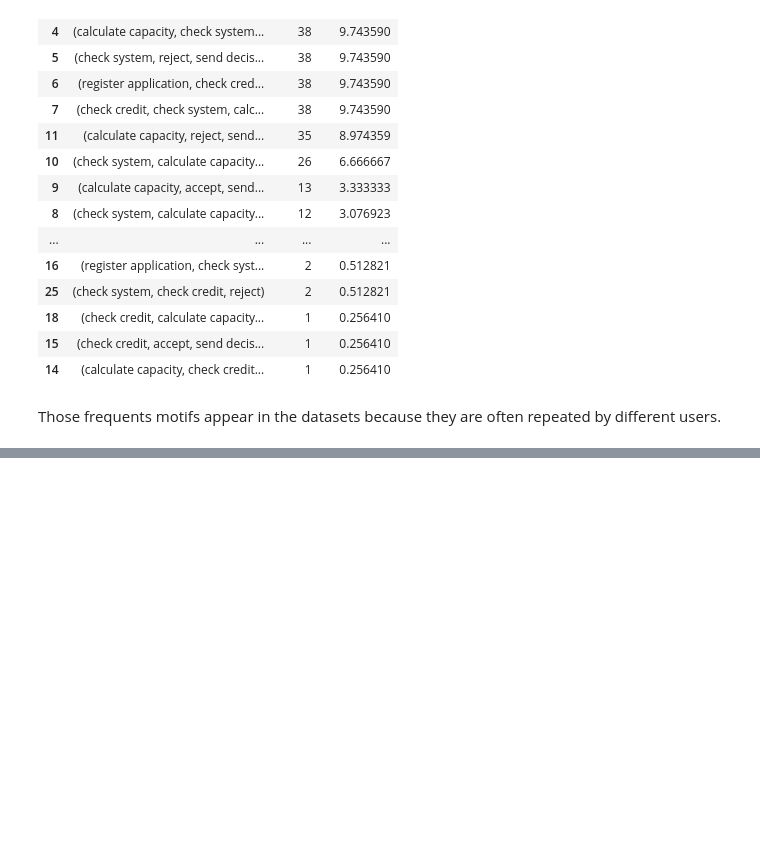
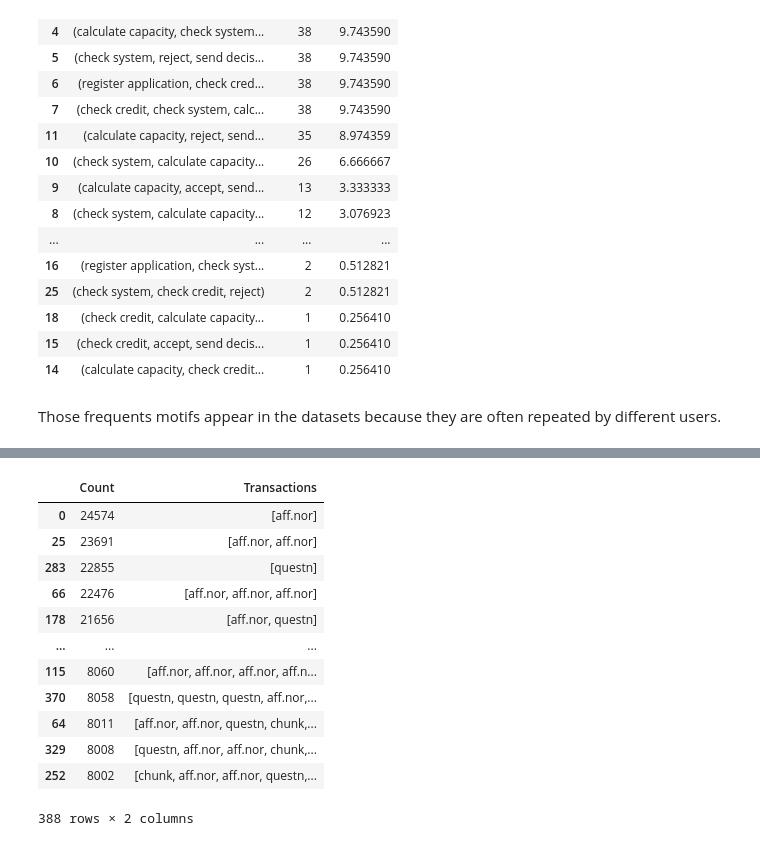
Before and after one commit to Zamanax/Pattern-Mining---B4, a Jupyter notebook: patternmining.ipynb, the cells around one changed output, grey strips where cells are left out. Saved outputs shown, nothing was run; the diff lists cells and outputs as text; code cells hidden in the pictures; blank space fills up the shorter version.

```diff
--- a/patternmining.ipynb
+++ b/patternmining.ipynb
@@ -372,0 +427,17 @@ Those frequents motifs appear in the datasets because they are often repeated by
+# %%
+psLabels = PrefixSpan(tinderMessages)
+pd.DataFrame(psLabels.frequent(8000), columns=["Count", "Transactions"]).sort_values(by="Count", ascending=False)
+# %% [output]
+|  | Count | Transactions |
+| 0 | 24574 | [aff.nor] |
+| 25 | 23691 | [aff.nor, aff.nor] |
+| 283 | 22855 | [questn] |
+| 66 | 22476 | [aff.nor, aff.nor, aff.nor] |
+| 178 | 21656 | [aff.nor, questn] |
+| ... | ... | ... |
+| 115 | 8060 | [aff.nor, aff.nor, aff.nor, aff.n... |
+| 370 | 8058 | [questn, questn, questn, aff.nor,... |
+| 64 | 8011 | [aff.nor, aff.nor, questn, chunk,... |
+| 329 | 8008 | [questn, aff.nor, aff.nor, chunk,... |
+| 252 | 8002 | [chunk, aff.nor, aff.nor, questn,... |
+388 rows × 2 columns
```
Also changed, not shown: parts of 32 cells of this notebook, 2 other files.
